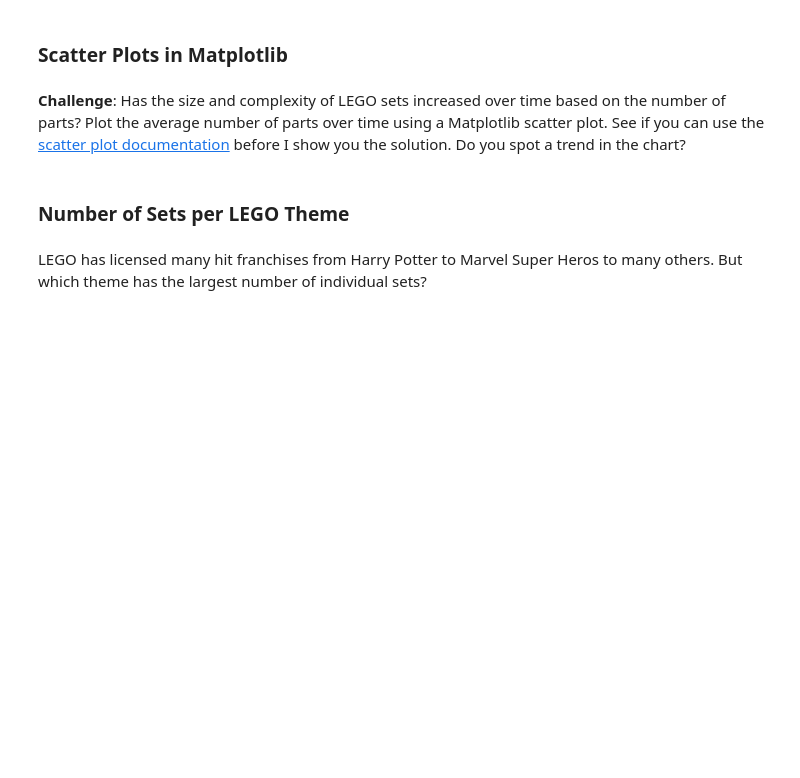
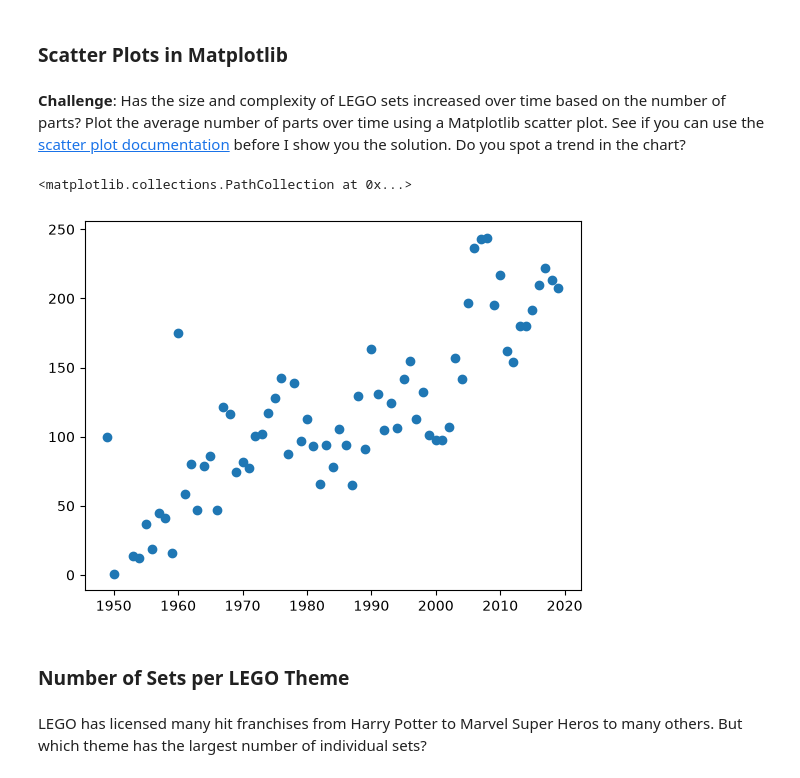
Before and after one commit to xvinkage/python-learning-journey, a Jupyter notebook: Day 74 (data aggregation)/Lego_Analysis_for_Course_(start).ipynb, the cells around one changed output. Drawn from its saved outputs; the diff is of its cells as text; code cells hidden in the pictures; blank space fills up the shorter version.

```diff
--- a/Day 74 (data aggregation)/Lego_Analysis_for_Course_(start).ipynb
+++ b/Day 74 (data aggregation)/Lego_Analysis_for_Course_(start).ipynb
@@ -180,2 +223,8 @@ Let's work out the number of different themes shipped by year. This means we hav
 # %% [markdown]
 **Challenge**: Use the <code>.groupby()</code> and <code>.agg()</code> function together to figure out the average number of parts per set. How many parts did the average LEGO set released in 1954 compared to say, 2017?
+# %%
+# avg num_parts =  total num parts a year/amount of set
+
+parts_per_set = sets.groupby('year').agg({'num_parts': pd.Series.mean})
+# parts_per_set
+parts_per_set.head()
@@ -183,6 +250,11 @@ Let's work out the number of different themes shipped by year. This means we hav
 ### Scatter Plots in Matplotlib
 # %% [markdown]
 **Challenge**: Has the size and complexity of LEGO sets increased over time based on the number of parts? Plot the average number of parts over time using a Matplotlib scatter plot. See if you can use the [scatter plot documentation](https://matplotlib.org/3.1.0/api/_as_gen/matplotlib.pyplot.scatter.html) before I show you the solution. Do you spot a trend in the chart?
+# %%
+plt.scatter(parts_per_set.index[:-2], parts_per_set[:-2])
+# %% [output]
+<matplotlib.collections.PathCollection at 0x...>
+[figure, added]
 # %% [markdown]
 ### Number of Sets per LEGO Theme
 # %% [markdown]
```
Also changed, not shown: parts of 19 cells of this notebook, 1 other file.
